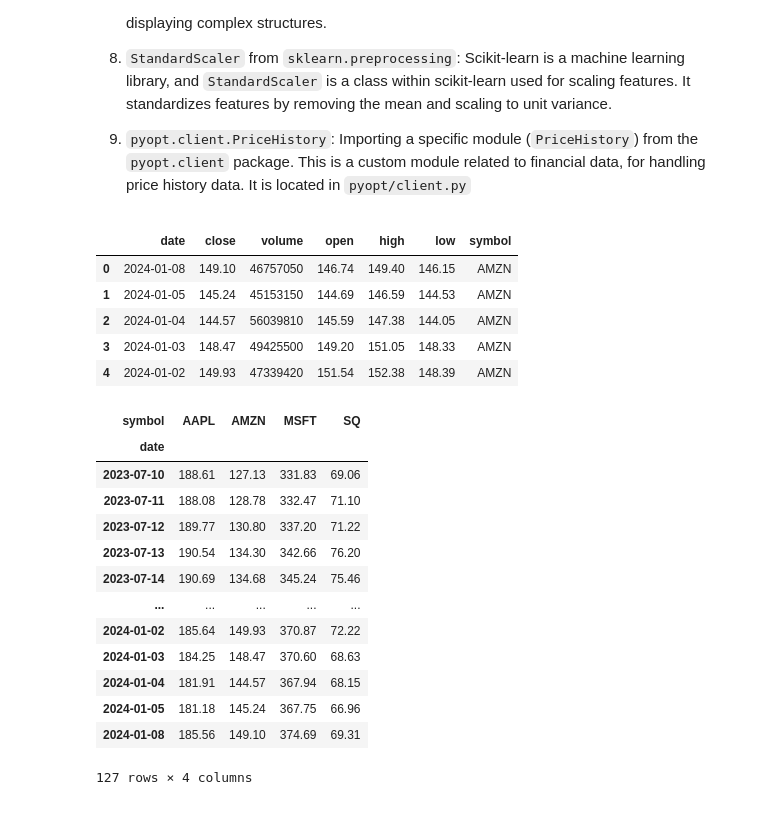
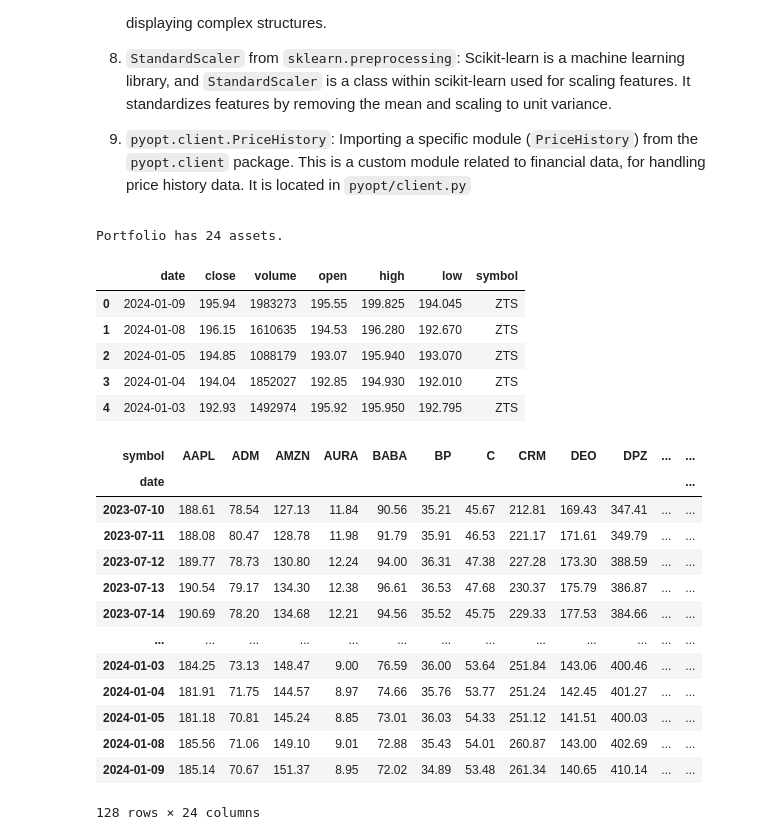
Before and after one commit to phbrgnomo/code-playground, a Jupyter notebook: portfolio-optimization/portfolio_optimization_sample.ipynb, the cells around one changed output. Drawn from its saved outputs; the diff is of its cells as text; code cells hidden in the pictures.

Commit message:
more portfolio optimization

```diff
--- a/portfolio-optimization/portfolio_optimization_sample.ipynb
+++ b/portfolio-optimization/portfolio_optimization_sample.ipynb
@@ -41,38 +43,45 @@ pd.set_option('expand_frame_repr', False)    # Prevent DataFrame from wrapping a
 # %%
 # Define the symbols for the stock portfolio
-symbols = ['AAPL', 'MSFT', 'SQ', 'AMZN']
+
+# symbols = ['AAPL', 'MSFT', 'SQ']
+
+symbols = ['ADM', 'AAPL', 'AMZN', 'AURA', 'BP', 'BABA', 'C', 'DPZ', 'DEO',
+             'FTNT', 'JNJ', 'JPM', 'K', 'MELI', 'NKE', 'PG', 'PYPL', 'SCHW',
+             'CRM', 'VOD', 'VZ', 'V', 'WBD', 'ZTS']
+print(f"Portfolio has {len(symbols)} assets.")
 
 # Get the number of stocks in the portfolio
 number_of_symbols = len(symbols)
 
 # Check if there is no existing data file, grab data from NASDAQ
 if not pathlib.Path("data/stock_data.csv").exists():
     # Initialize the PriceHistory Client with a UserAgent for Chrome
     # This simulates the use of a browser to access the data
     price_history_client = PriceHistory(symbols=symbols, user_agent=UserAgent().chrome)
 
     # Grab the data and save it to a CSV file
     price_history_client.price_data_frame.to_csv("data/stock_data.csv", index=False)
 
     # Display the obtained data
     display(price_history_client.price_data_frame)
 
     # Store the data frame for further use
     price_data_frame: pd.DataFrame = price_history_client.price_data_frame
 
 else:
     # Load the existing CSV file if data already exists
     price_data_frame: pd.DataFrame = pd.read_csv("data/stock_data.csv")
 
 # Display the first few rows of the loaded or obtained data
 display(price_data_frame.head())
 # %% [output]
+Portfolio has 24 assets.
 |  | date | close | volume | open | high | low | symbol |
-| 0 | 2024-01-08 | 149.10 | 46757050 | 146.74 | 149.40 | 146.15 | AMZN |
-| 1 | 2024-01-05 | 145.24 | 45153150 | 144.69 | 146.59 | 144.53 | AMZN |
-| 2 | 2024-01-04 | 144.57 | 56039810 | 145.59 | 147.38 | 144.05 | AMZN |
-| 3 | 2024-01-03 | 148.47 | 49425500 | 149.20 | 151.05 | 148.33 | AMZN |
-| 4 | 2024-01-02 | 149.93 | 47339420 | 151.54 | 152.38 | 148.39 | AMZN |
+| 0 | 2024-01-09 | 195.94 | 1983273 | 195.55 | 199.825 | 194.045 | ZTS |
+| 1 | 2024-01-08 | 196.15 | 1610635 | 194.53 | 196.280 | 192.670 | ZTS |
+| 2 | 2024-01-05 | 194.85 | 1088179 | 193.07 | 195.940 | 193.070 | ZTS |
+| 3 | 2024-01-04 | 194.04 | 1852027 | 192.85 | 194.930 | 192.010 | ZTS |
+| 4 | 2024-01-03 | 192.93 | 1492974 | 195.92 | 195.950 | 192.795 | ZTS |
 # %%
 # Grab columns needed
 price_data_frame = price_data_frame[['date', 'symbol', 'close']]
@@ -85,20 +94,20 @@ price_data_frame = price_data_frame.pivot(
 
 display(price_data_frame)
 # %% [output]
-| symbol | AAPL | AMZN | MSFT | SQ |
-| date |  |  |  |  |
-| 2023-07-10 | 188.61 | 127.13 | 331.83 | 69.06 |
-| 2023-07-11 | 188.08 | 128.78 | 332.47 | 71.10 |
-| 2023-07-12 | 189.77 | 130.80 | 337.20 | 71.22 |
-| 2023-07-13 | 190.54 | 134.30 | 342.66 | 76.20 |
-| 2023-07-14 | 190.69 | 134.68 | 345.24 | 75.46 |
-| ... | ... | ... | ... | ... |
-| 2024-01-02 | 185.64 | 149.93 | 370.87 | 72.22 |
-| 2024-01-03 | 184.25 | 148.47 | 370.60 | 68.63 |
-| 2024-01-04 | 181.91 | 144.57 | 367.94 | 68.15 |
-| 2024-01-05 | 181.18 | 145.24 | 367.75 | 66.96 |
-| 2024-01-08 | 185.56 | 149.10 | 374.69 | 69.31 |
+| symbol | AAPL | ADM | AMZN | AURA | BABA | BP | C | CRM | DEO | DPZ | ... | ... |
+| date |  |  |  |  |  |  |  |  |  |  |  | ... |
+| 2023-07-10 | 188.61 | 78.54 | 127.13 | 11.84 | 90.56 | 35.21 | 45.67 | 212.81 | 169.43 | 347.41 | ... | ... |
+| 2023-07-11 | 188.08 | 80.47 | 128.78 | 11.98 | 91.79 | 35.91 | 46.53 | 221.17 | 171.61 | 349.79 | ... | ... |
+| 2023-07-12 | 189.77 | 78.73 | 130.80 | 12.24 | 94.00 | 36.31 | 47.38 | 227.28 | 173.30 | 388.59 | ... | ... |
+| 2023-07-13 | 190.54 | 79.17 | 134.30 | 12.38 | 96.61 | 36.53 | 47.68 | 230.37 | 175.79 | 386.87 | ... | ... |
+| 2023-07-14 | 190.69 | 78.20 | 134.68 | 12.21 | 94.56 | 35.52 | 45.75 | 229.33 | 177.53 | 384.66 | ... | ... |
+| ... | ... | ... | ... | ... | ... | ... | ... | ... | ... | ... | ... | ... |
+| 2024-01-03 | 184.25 | 73.13 | 148.47 | 9.00 | 76.59 | 36.00 | 53.64 | 251.84 | 143.06 | 400.46 | ... | ... |
+| 2024-01-04 | 181.91 | 71.75 | 144.57 | 8.97 | 74.66 | 35.76 | 53.77 | 251.24 | 142.45 | 401.27 | ... | ... |
+| 2024-01-05 | 181.18 | 70.81 | 145.24 | 8.85 | 73.01 | 36.03 | 54.33 | 251.12 | 141.51 | 400.03 | ... | ... |
+| 2024-01-08 | 185.56 | 71.06 | 149.10 | 9.01 | 72.88 | 35.43 | 54.01 | 260.87 | 143.00 | 402.69 | ... | ... |
+| 2024-01-09 | 185.14 | 70.67 | 151.37 | 8.95 | 72.02 | 34.89 | 53.48 | 261.34 | 140.65 | 410.14 | ... | ... |
-127 rows × 4 columns
+128 rows × 24 columns
 # %%
 # Calculate the log Returns
 log_return = np.log(1 + price_data_frame.pct_change())
```
Also changed, not shown: parts of 10 cells of this notebook, 2 other files.
